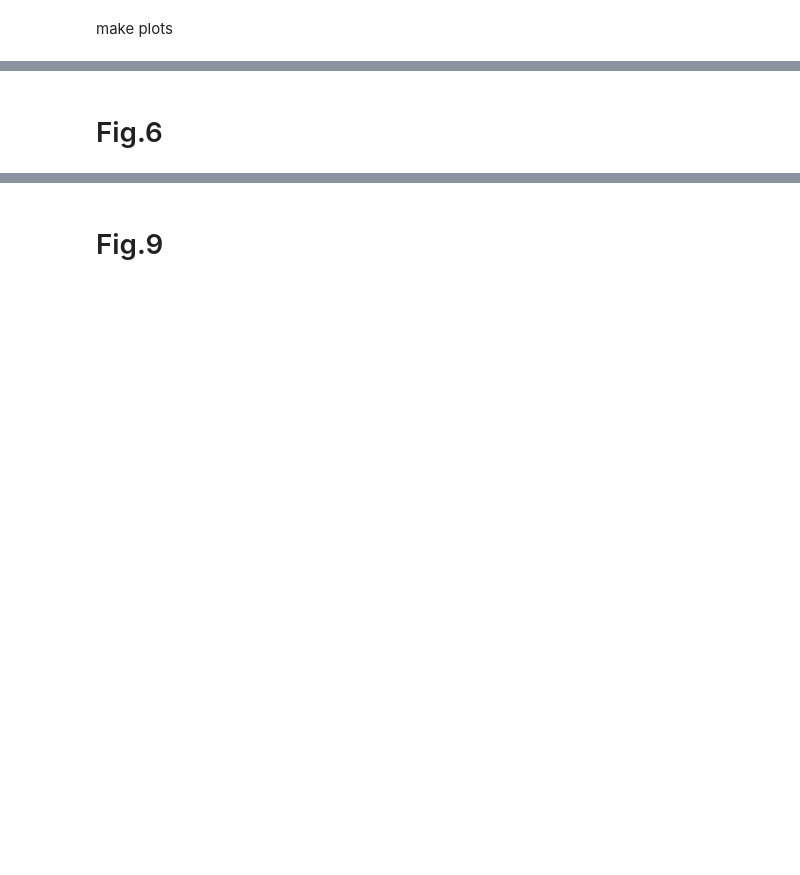
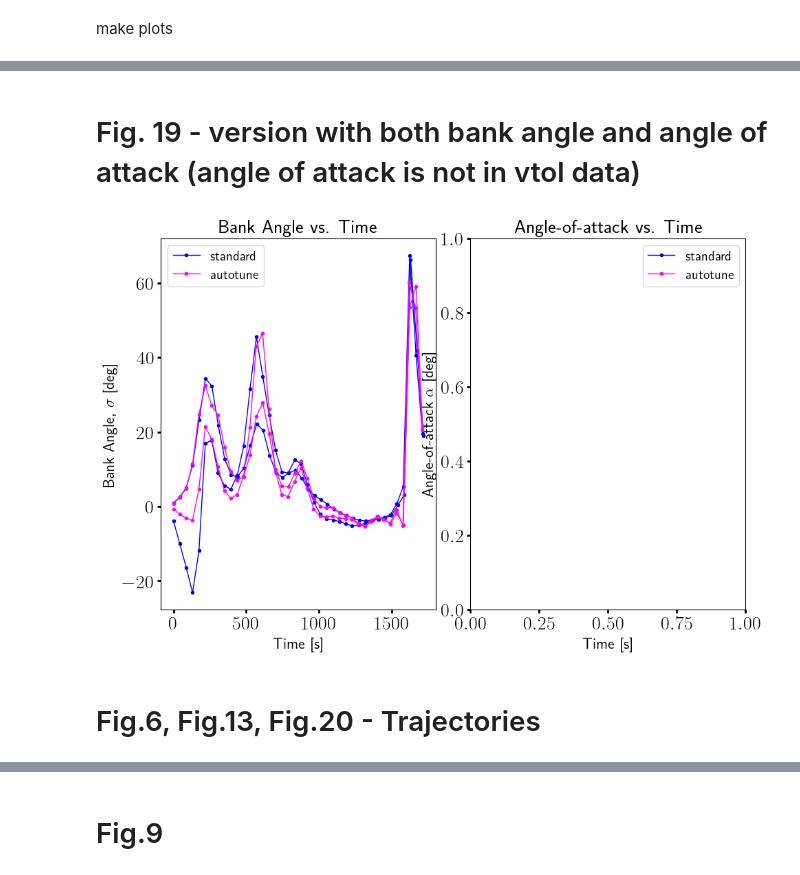
Before and after one commit to mceowen/trajopt, a Jupyter notebook: src/trajopt/examples/vtol1_entry_3dof/main_mc.ipynb, the cells around one changed output, grey strips where cells are left out. Saved outputs shown, nothing was run; the diff lists cells and outputs as text; code cells hidden in the pictures; blank space fills up the shorter version.

Commit message:
updating plotting main_mc in vtol

```diff
--- a/src/trajopt/examples/vtol1_entry_3dof/main_mc.ipynb
+++ b/src/trajopt/examples/vtol1_entry_3dof/main_mc.ipynb
@@ -157 +138,15 @@ PENS['autotune']  = {'frgba':[.0,.0,.0,.1],'lrgba':[.5,.0,.1,1.],'lw':1,'ls':'-'
+# %%
+
+
+PENS = {};
+
+# PENS['z'] = {'frgba':[0,0,0,0.1],'lrgba':[0,0,0,0.1],'lw':2,'ls':'-','msty':'','msz':4};
+PENS['init'] = {'frgba':[.0,.0,.0,.1],'lrgba':[.0,.0,.0,1.],'lw':1,'ls':'--','msty':'' ,'msz':3};
+PENS['itr']  = {'frgba':[.0,.0,.0,.1],'lrgba':[.0,.0,1.,.2],'lw':1,'ls':'--','msty':'' ,'msz':3};
+PENS['opt']  = {'frgba':[.0,.0,.0,.1],'lrgba':[.0,.0,1.,1.],'lw':1,'ls':''  ,'msty':'o','msz':3};
+PENS['prop'] = {'frgba':[.0,.0,.0,.1],'lrgba':[1.,.0,.0,1.],'lw':1,'ls':'-' ,'msty':'' ,'msz':3};
+PENS['ref']  = {'frgba':[.0,.0,.0,.1],'lrgba':[.0,.0,.0,1.],'lw':1,'ls':'--','msty':'*','msz':3};
+
+PENS['standard']  = {'frgba':[.0,.0,.0,.1],'lrgba':[.0,.0,1.,1.],'lw':1,'ls':'-','msty':'o','msz':3};
+PENS['autotune']  = {'frgba':[.0,.0,.0,.1],'lrgba':[1.,.0,1.,1.],'lw':1,'ls':'-','msty':'o','msz':3};
 # %% [markdown]
@@ -209,3 +235,59 @@ for sind in state_inds:
+# %% [markdown]
+# Fig. 19 - version with both bank angle and angle of attack (angle of attack is not in vtol data)
+# %%
+### TO FIX
+### ================================================ ###
+sind = 0; # STATE INDEX FOR BANK ANGLE
+### ================================================ ###
+
+# grid = PLTS1.specGrid(typ='2x2');
+fig = plt.figure(figsize=(10,6));
+grid = {};
+grid[(0,0)] = [0.05,0.05,0.4,0.9];
+grid[(0,1)] = [0.50,0.05,0.4,0.9];
+axs = PLTS1.createGrid(fig,grid = grid);
+
+state_inds = [0,1];
+state_plot_inds = {0:(0,0),1:(0,1)};
+state_names = {sind:'Bank Angle'};
+
+titles = {}; ylabels = {};
+titles[0] = 'Bank Angle vs. Time';
+titles[1] = 'Angle-of-attack vs. Time';
+ylabels[0] = 'Bank Angle, $\sigma$ [deg]';
+ylabels[1] = 'Angle-of-attack $\\alpha$ [deg]';
+
+scenarios = ['scenario1'];
+methods = ['standard','autotune']; # methods = ['standard','autotune'];
+
+lgnd = 'Fig12'; PLTS1.dumpLegend(lgnd)
+itrs_all = list(range(1000))[2:]; runs = list(range(1000));
+# for j,sind in enumerate(state_inds):
+for method in methods:
+    PLTS1.setCurrent({'scenarios':scenarios,'methods':[method],'runs':runs})
+    ax = axs[(0,0)];
+    params = {'label':method,'x':'t','y':('u',0),'iters':[-1],'legend':lgnd};
+    PLTS1.addPlot2D(ax,pen=PENS[method] ,ins=params);
+    # ax = axs[(0,1)];
+    # params = {'label':method,'x':'t','y':('u',1),'iters':[-1],'legend':lgnd};
+    # PLTS1.addPlot2D(ax,pen=PENS[method] ,ins=params);
+
+for j in [0,1]:
+    ax = axs[state_plot_inds[j]];
+    params = {};
+    params['title'] = {'text':titles[j],'fontsize':20}
+    params['xlabel'] = {'label':'Time [s]','fontsize':16}
+    params['ylabel'] = {'label':ylabels[j],'fontsize':16}
+    params['ticks'] = {'labelsize':20,'width':2};
+    PLTS1.setParams(ax,params);
+    PLTS1.addLegend(ax,lgnd,ins={'fontsize':14,'loc':'best'});
+
+
+if printfigs:
+    figname = figpath + 'bankplusAOA.pdf'
+    plt.savefig(figname,bbox_inches='tight',pad_inches = 0,transparent=transparentfigs);
+# %% [output]
+[figure, added]
 # %% [markdown]
-# Fig.6
+# Fig.6, Fig.13, Fig.20 - Trajectories
 # %%
```
Also changed, not shown: parts of 42 cells of this notebook, 4 other files.
